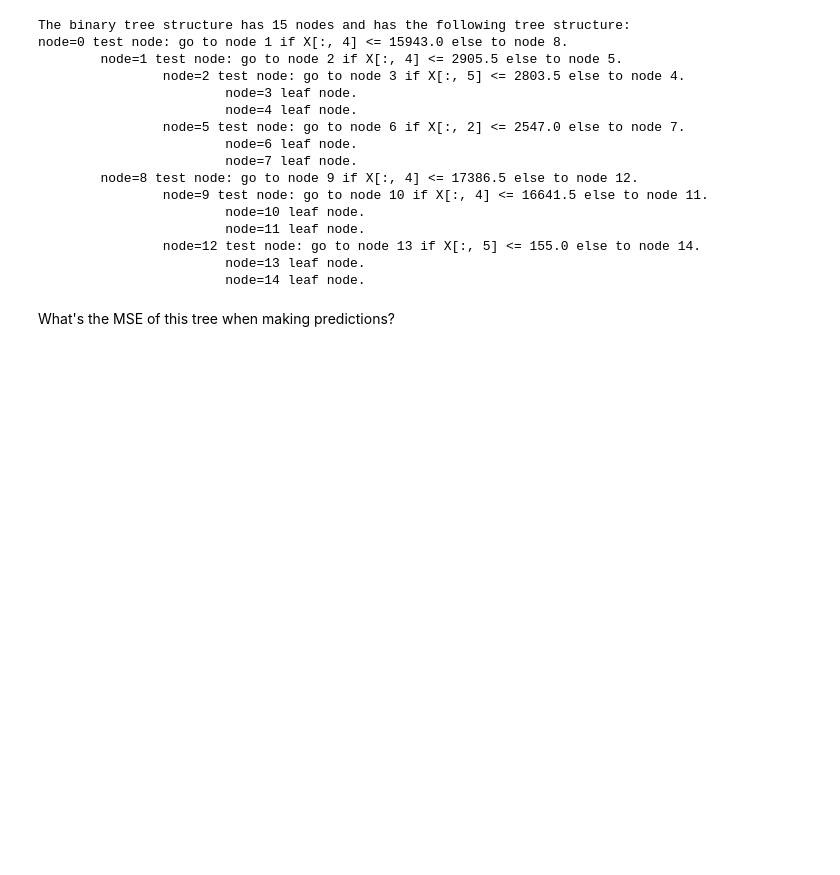
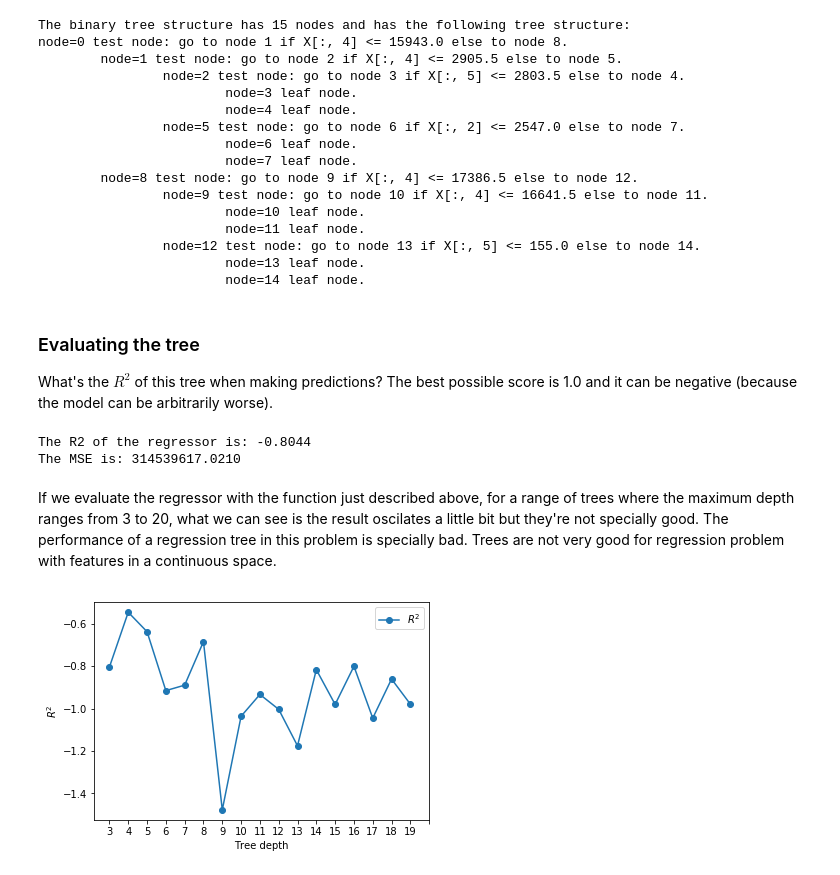
Before and after one commit to renero/uah, a Jupyter notebook: Tree based methods.ipynb, the cells around one changed output. Cells and saved outputs as stored; diff of their text form; code cells hidden in the pictures; blank space fills up the shorter version.

Commit message:
continued work on tree models

```diff
--- a/Tree based methods.ipynb
+++ b/Tree based methods.ipynb
@@ -205,5 +206,42 @@ node=0 test node: go to node 1 if X[:, 4] <= 15943.0 else to node 8.
                 node=12 test node: go to node 13 if X[:, 5] <= 155.0 else to node 14.
                         node=13 leaf node.
                         node=14 leaf node.
-# %% [markdown]
-What's the MSE of this tree when making predictions?
+# %% [markdown]
+### Evaluating the tree
+
+What's the $R^2$ of this tree when making predictions? The best possible score is 1.0 and it can be negative (because the model can be arbitrarily worse).
+# %%
+def evaluate_regressor(tree, X, Y):
+    """
+    Evaluates a tree with the data values passed, returning the R2 and MSE
+    """
+    r2 = tree.score(X, Y)
+    e = tree.predict(X)
+    mse = np.average(np.power((e - Y.values), 2))
+    return r2, mse
+
+r2, mse = evaluate_regressor(regressor, X.test, Y.test)
+print('The R2 of the regressor is: {:.4f}'.format(r2))
+print('The MSE is: {:.4f}'.format(mse))
+# %% [output]
+The R2 of the regressor is: -0.8044
+The MSE is: 314539617.0210
+# %% [markdown]
+If we evaluate the regressor with the function just described above, for a range of trees where the maximum depth ranges from 3 to 20, what we can see is the result oscilates a little bit but they're not specially good. The performance of a regression tree in this problem is specially bad. Trees are not very good for regression problem with features in a continuous space.
+# %%
+# Plot the $R^2$ values obtained when varying the depth of the tree
+r2s = []
+for i in range(3,20):
+    tree = DecisionTreeRegressor(random_state=0, max_depth=i).fit(X.train, Y.train)
+    r2, _ = evaluate_regressor(tree, X.test, Y.test)
+    r2s.append(r2)
+    del(tree)
+
+plt.plot(r2s, 'o-', label='$R^2$')
+plt.xticks(range(0,18), ['{}'.format(i) for i in range(3,20)])
+plt.xlabel('Tree depth')
+plt.ylabel('$R^2$')
+plt.legend()
+plt.show()
+# %% [output]
+[figure, added]
```
Also changed, not shown: parts of 6 cells of this notebook.
